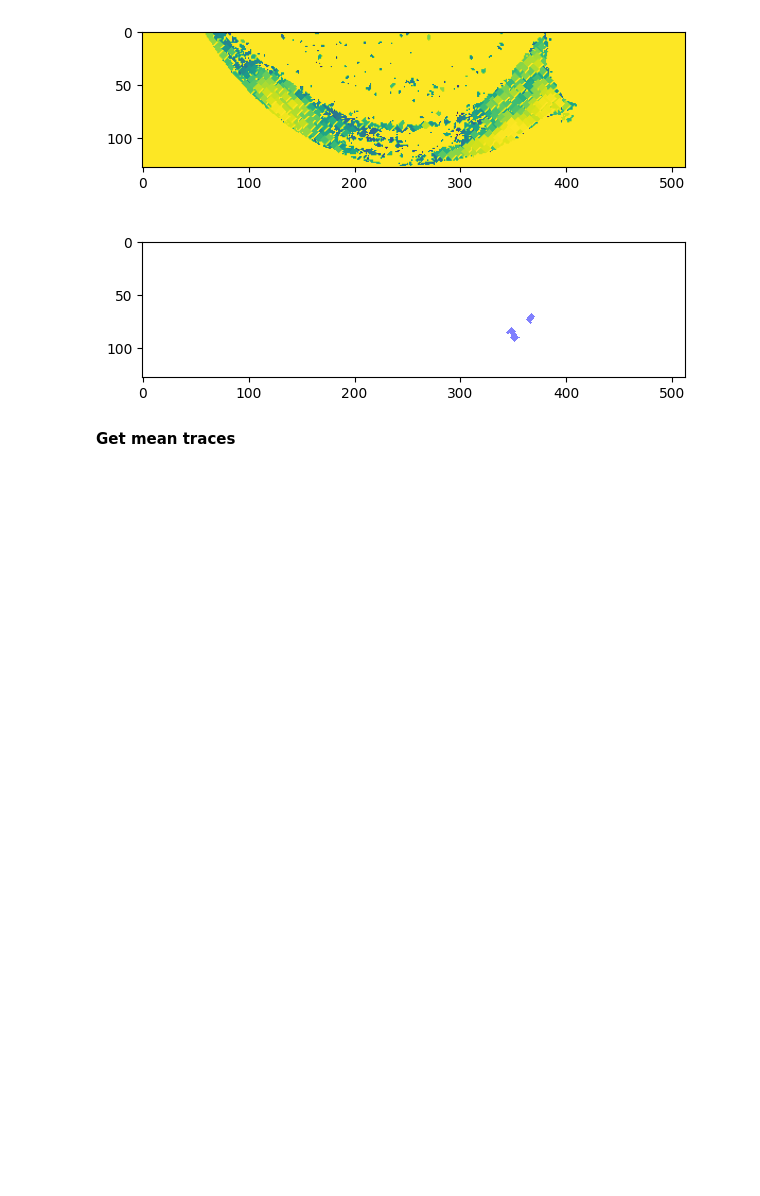
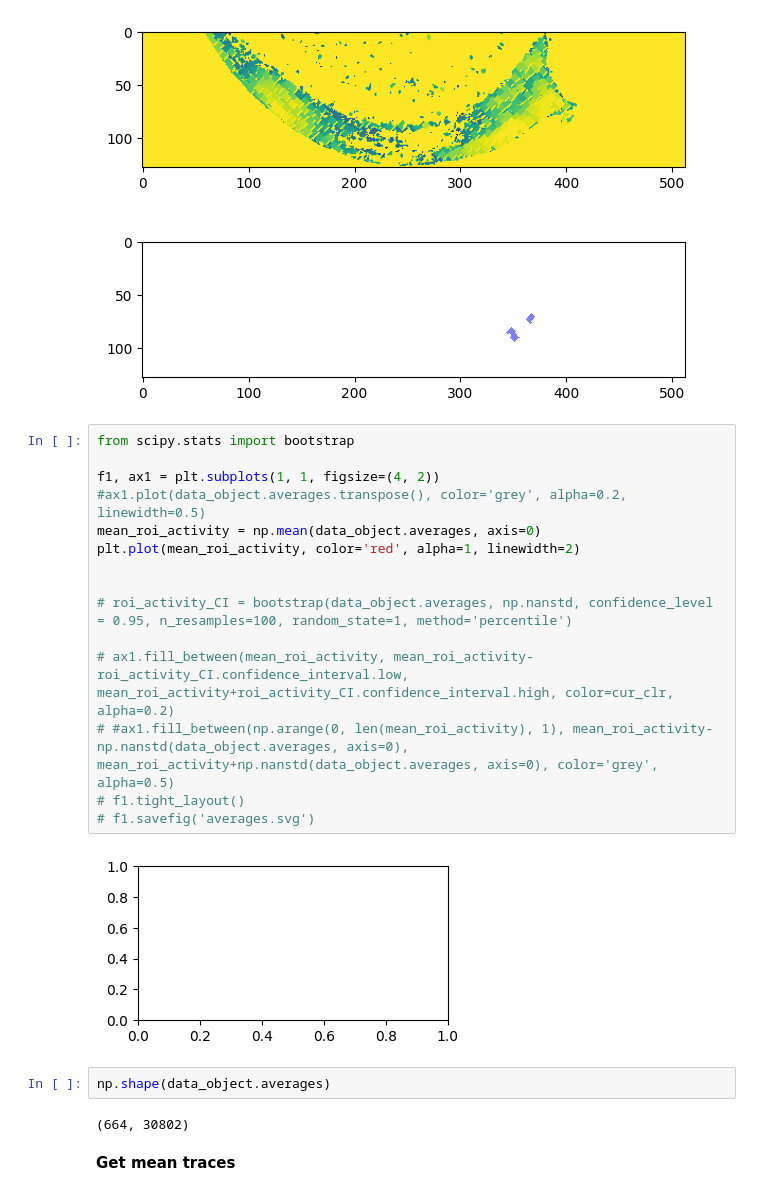
Before and after one commit to simbru/pygor, a Jupyter notebook: ROI_clustering.ipynb, the cells around one changed output. Saved outputs shown, nothing was run; the diff lists cells and outputs as text; blank space fills up the shorter version.

```diff
--- a/ROI_clustering.ipynb
+++ b/ROI_clustering.ipynb
@@ -31,6 +27,27 @@ ax[1].imshow(mask, cmap=cmap, interpolation='none')
 # %% [output]
 <matplotlib.image.AxesImage at 0x...>
 [figure]
+# %%
+from scipy.stats import bootstrap
+
+f1, ax1 = plt.subplots(1, 1, figsize=(4, 2))
+#ax1.plot(data_object.averages.transpose(), color='grey', alpha=0.2, linewidth=0.5)
+mean_roi_activity = np.mean(data_object.averages, axis=0)
+plt.plot(mean_roi_activity, color='red', alpha=1, linewidth=2)
+
+
+# roi_activity_CI = bootstrap(data_object.averages, np.nanstd, confidence_level = 0.95, n_resamples=100, random_state=1, method='percentile')
+
+# ax1.fill_between(mean_roi_activity, mean_roi_activity-roi_activity_CI.confidence_interval.low, mean_roi_activity+roi_activity_CI.confidence_interval.high, color=cur_clr, alpha=0.2)
+# #ax1.fill_between(np.arange(0, len(mean_roi_activity), 1), mean_roi_activity-np.nanstd(data_object.averages, axis=0), mean_roi_activity+np.nanstd(data_object.averages, axis=0), color='grey', alpha=0.5)
+# f1.tight_layout()
+# f1.savefig('averages.svg')
+# %% [output]
+[figure, added]
+# %%
+np.shape(data_object.averages)
+# %% [output]
+(664, 30802)
 # %% [markdown]
 <b>Get mean traces</b>
 # %% [markdown]
```
Also changed, not shown: parts of 9 cells of this notebook, 7 other files.
